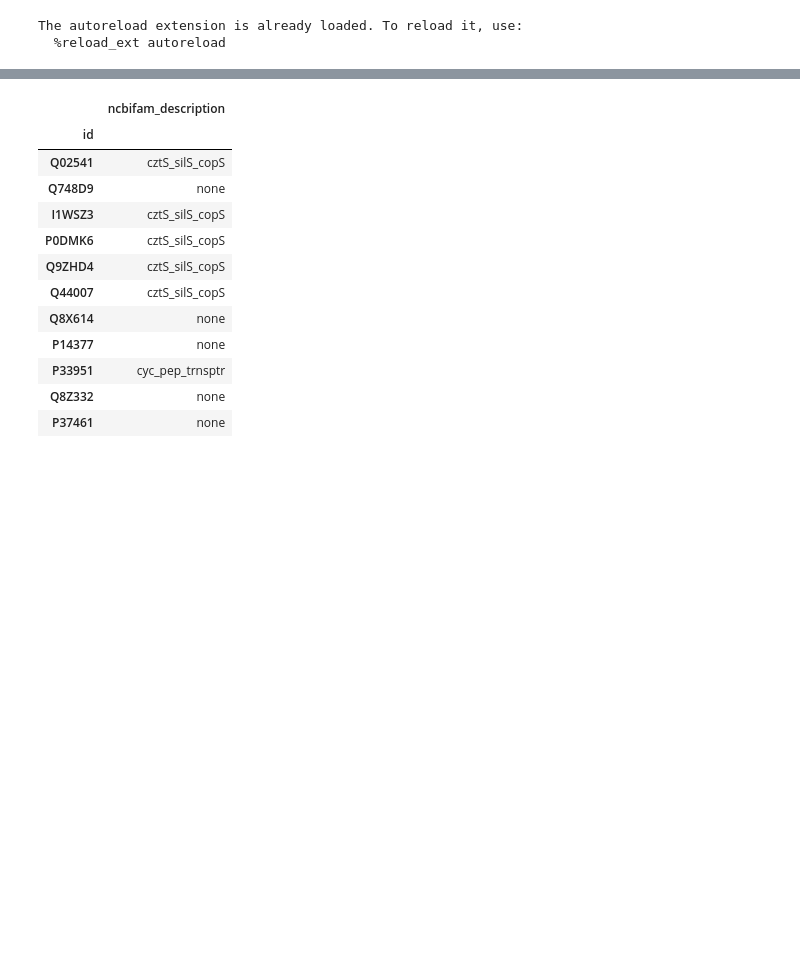
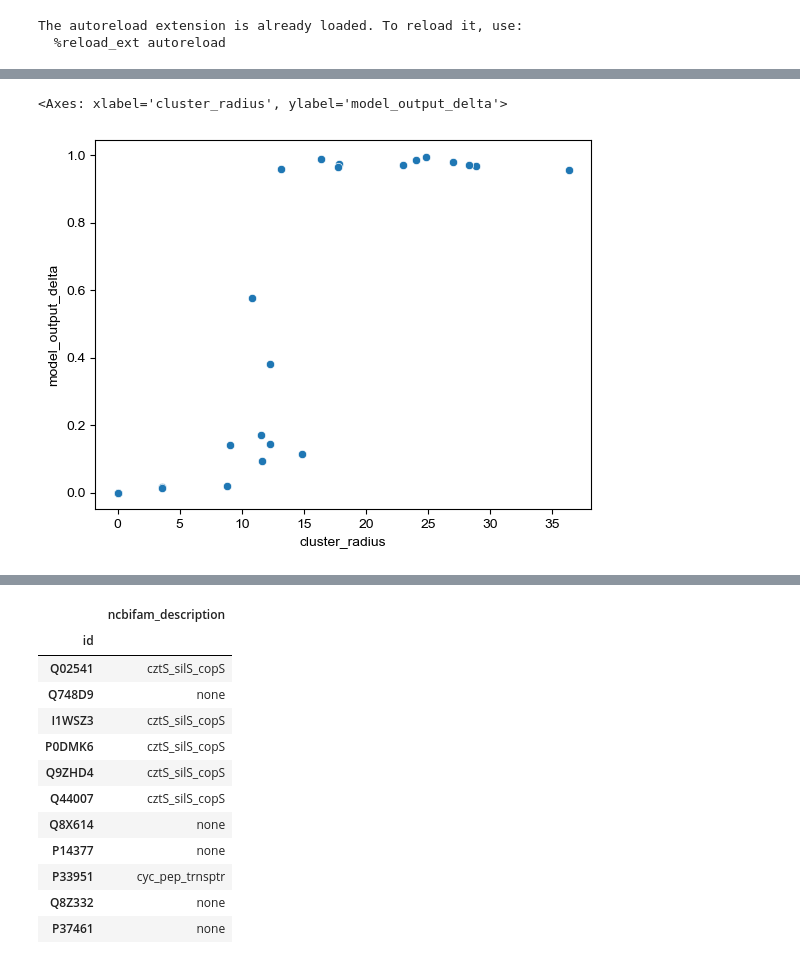
Before and after one commit to pipparichter/frugal, a Jupyter notebook: notebooks/results.ipynb, the cells around one changed output, grey strips where cells are left out. Saved outputs shown, nothing was run; the diff lists cells and outputs as text; code cells hidden in the pictures; blank space fills up the shorter version.

```diff
--- a/notebooks/results.ipynb
+++ b/notebooks/results.ipynb
@@ -190,0 +156,10 @@ cluster_results_df[cluster_results_df.annotation != 'none']
+# %%
+cluster_metadata_df = pd.read_csv('../data/datasets/dataset_cluster_metadata.csv', index_col=0)
+fn_cluster_predict_df = pd.read_csv('../data/results/dataset_fn_cluster_predict.csv', index_col=0).loc[fn_results_df.index]
+
+assert np.all(fn_results_df.index == fn_cluster_predict_df.index), 'The indices of the results and cluster predictions do not match.'
+assert np.all(fn_cluster_predict_df.top_cluster_id == fn_results_df.cluster_id), 'The cluster predictions do not match the assigned cluster IDs.'
+
+fn_results_df = fn_results_df.merge(fn_cluster_predict_df, left_index=True, right_index=True, validate='one_to_one')
+fn_results_df = fn_results_df.merge(cluster_metadata_df, left_on='cluster_id', right_index=True, how='left')
+fn_results_df = get_nearest_spurious_cluster_rank(fn_results_df)
@@ -190,0 +186,7 @@ cluster_results_df[cluster_results_df.annotation != 'none']
+# %%
+
+sns.scatterplot(data=cluster_metadata_df[cluster_metadata_df.n_false_negative > 0], y='model_output_delta', x='cluster_radius')
+# sns.scatterplot(data=cluster_metadata_df[cluster_metadata_df.n_false_positive > 0], y='model_output_delta', x='intra_cluster_max_distance')
+# %% [output]
+<Axes: xlabel='cluster_radius', ylabel='model_output_delta'>
+[figure, added]
```
Also changed, not shown: parts of 22 cells of this notebook, 8 other files.
